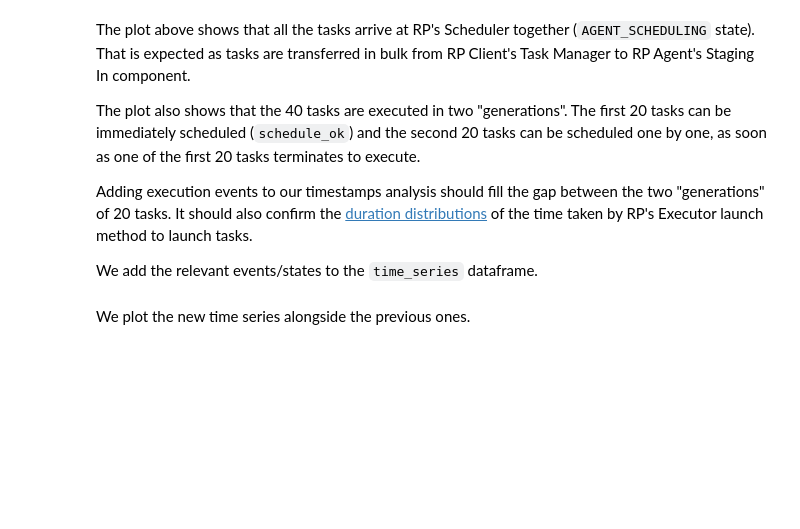
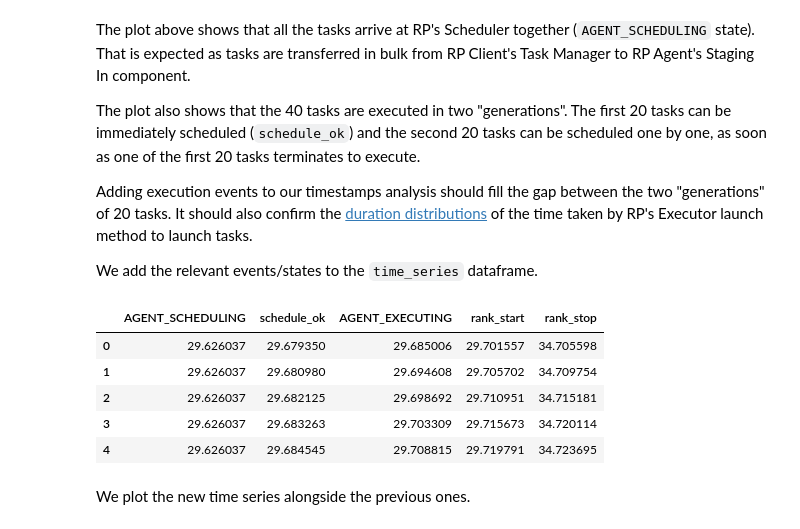
Before and after one commit to radical-cybertools/radical.analytics, a Jupyter notebook: docs/source/timestamps.ipynb, the cells around one changed output. Drawn from its saved outputs; the diff is of its cells as text; code cells hidden in the pictures; blank space fills up the shorter version.

```diff
--- a/docs/source/timestamps.ipynb
+++ b/docs/source/timestamps.ipynb
@@ -80,7 +96,7 @@ state = {ru.STATE: rps.AGENT_SCHEDULING}
 
 Name and location of the session we profile.
 # %%
-sid = 're.session.login1.lei.018775.0005'
+sid = 'rp.session.rivendell.merzky.019270.0003'
 sdir = 'sessions/'
 # %% [markdown]
 Unbzip and untar the session.
@@ -188,20 +215,27 @@ We add the relevant events/states to the `time_series` dataframe.
 # %%
 executor = {
     'AGENT_EXECUTING': {ru.STATE: rps.AGENT_EXECUTING},
-    'task_exec_start': {ru.EVENT: 'task_exec_start'},
-    'task_exec_stop' : {ru.EVENT: 'task_exec_stop'}
+    'rank_start'     : {ru.EVENT: 'rank_start'},
+    'rank_stop'      : {ru.EVENT: 'rank_stop'}
 }
 
 for name, event in executor.items():
 
     tseries = []
     for task in tasks.get():
         ts_state = task.timestamps(event=event)[0]
         tseries.append(ts_state)
 
     time_series[name] = tseries
 
 time_series.head()
+# %% [output]
+|  | AGENT_SCHEDULING | schedule_ok | AGENT_EXECUTING | rank_start | rank_stop |
+| 0 | 29.626037 | 29.679350 | 29.685006 | 29.701557 | 34.705598 |
+| 1 | 29.626037 | 29.680980 | 29.694608 | 29.705702 | 34.709754 |
+| 2 | 29.626037 | 29.682125 | 29.698692 | 29.710951 | 34.715181 |
+| 3 | 29.626037 | 29.683263 | 29.703309 | 29.715673 | 34.720114 |
+| 4 | 29.626037 | 29.684545 | 29.708815 | 29.719791 | 34.723695 |
 # %% [markdown]
 We plot the new time series alongside the previous ones.
 # %%
```
Also changed, not shown: parts of 9 cells of this notebook, 8 other files.
